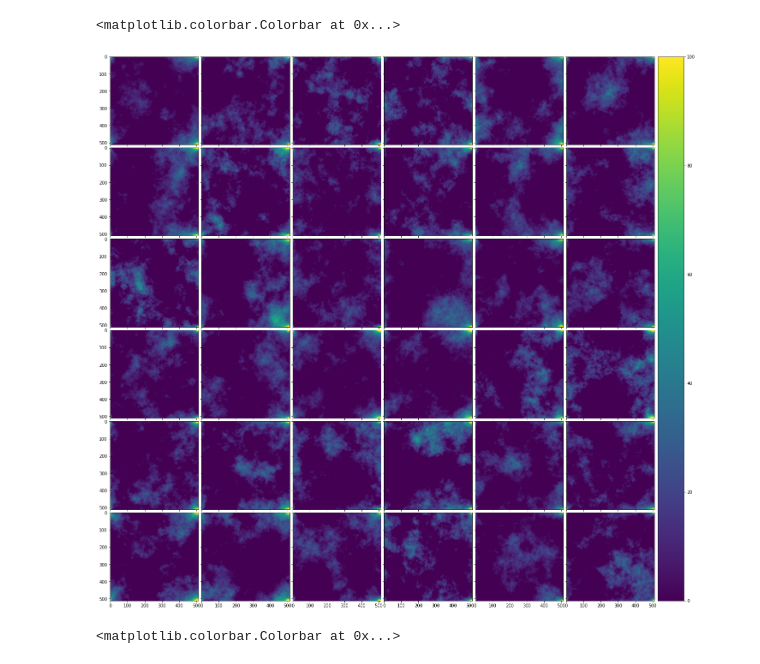
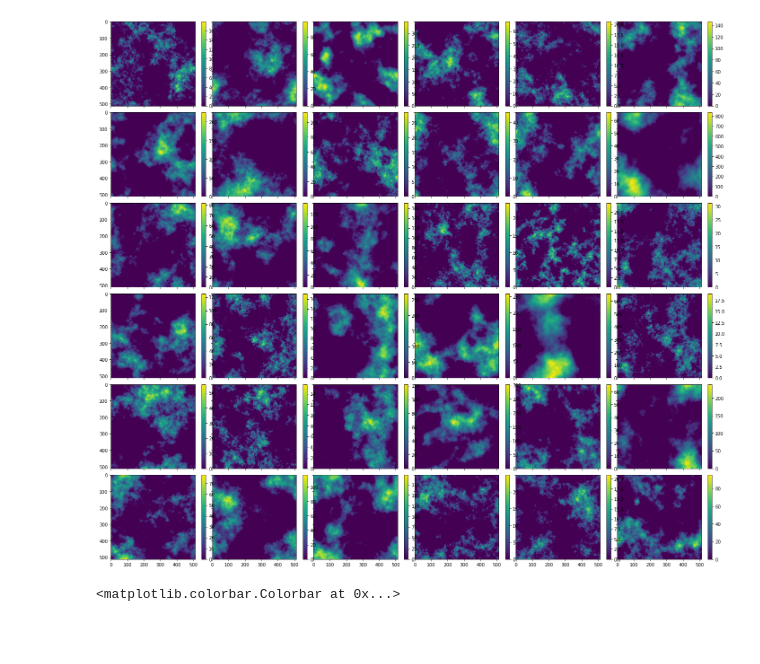
Before and after one commit to tischfieldlab/moseq2-detectron-extract, a Jupyter notebook: notebooks/dust_particle_noise.ipynb, the cells around one changed output. Drawn from its saved outputs; the diff is of its cells as text; code cells hidden in the pictures; blank space fills up the shorter version.

Commit message:
enhancements to particle noise augmentation - generate a random number of particles per image - rescale intensity of generated particles - tweak defualt parameters to more sensible values

```diff
--- a/notebooks/dust_particle_noise.ipynb
+++ b/notebooks/dust_particle_noise.ipynb
@@ -8,20 +8,19 @@ import random
 from mpl_toolkits.axes_grid1 import ImageGrid
 from moseq2_detectron_extract.model.augmentations import RandomFieldNoiseAugmentation
 # %%
-gen = RandomFieldNoiseAugmentation(mu=50, std_limit=(50.0, 100.0), power=(3.0, 3.0), always_apply=True)
+gen = RandomFieldNoiseAugmentation(mu=0, std_limit=(75.0, 100.0), power=(2.5, 4.0), always_apply=True)
 
 vmin=0
-vmax=100
+vmax=None
 
 fig = plt.figure(figsize=(24, 24))
-grid = ImageGrid(fig, 111, nrows_ncols=(6, 6), cbar_mode='single', axes_pad=0.1, share_all=True)
+grid = ImageGrid(fig, 111, nrows_ncols=(6, 6), cbar_mode='each', axes_pad=0.2, share_all=True)
 
-for ax in grid:
+for ax, cax in zip(grid, grid.cbar_axes):
     im = ax.imshow(gen.get_field((512, 512)), vmin=vmin, vmax=vmax)
-grid.cbar_axes[0].colorbar(im)
+    cax.colorbar(im)
 # %% [output]
-<matplotlib.colorbar.Colorbar at 0x...>
-[figure, old version]
+[figure, new version]
 # %%
 def create_circular_mask(h, w, center=None, radius=None):
 
```
Also changed, not shown: 2 other files.
